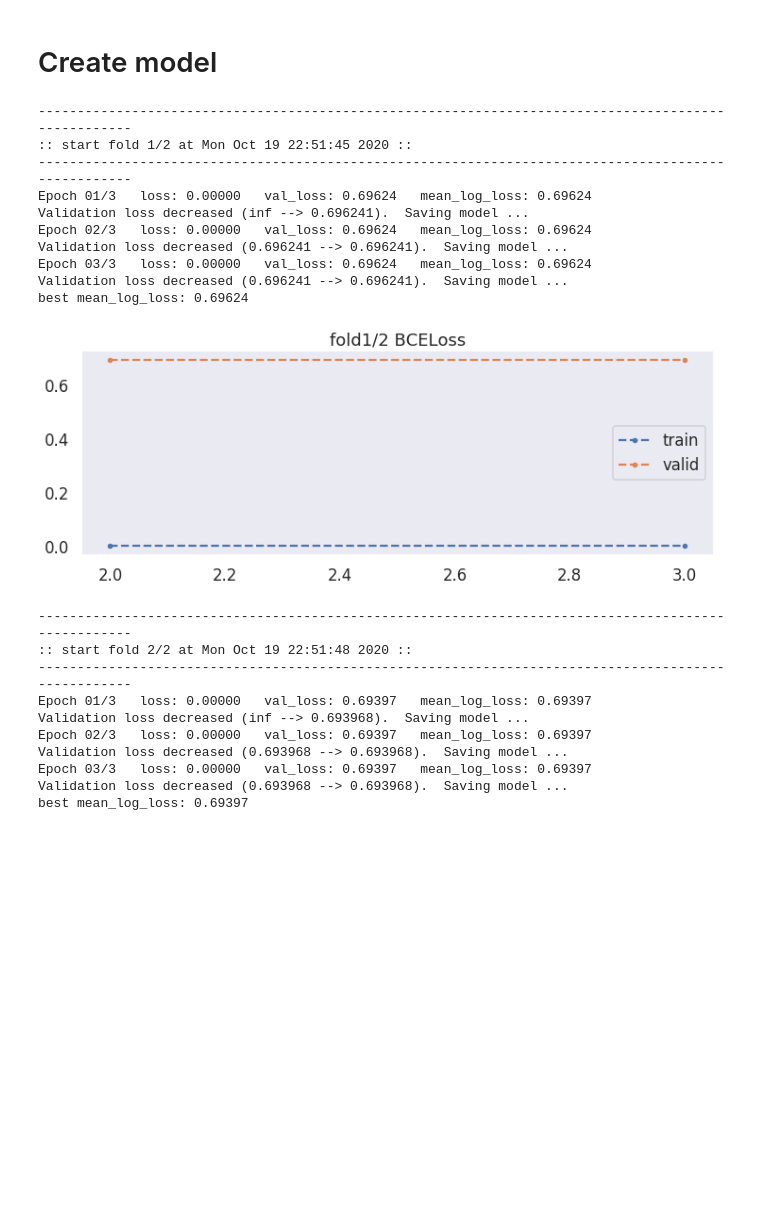
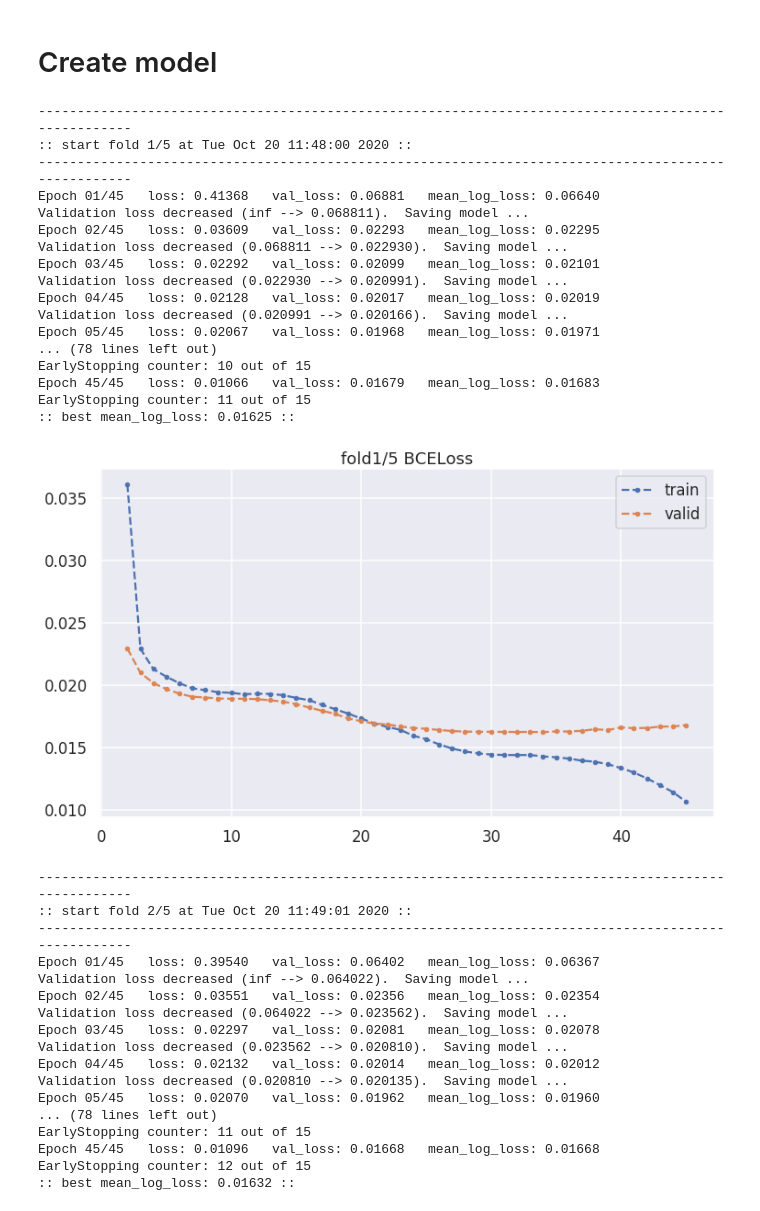
Before and after one commit to fkubota/kaggle-Mechanisms-of-Action-MoA-Prediction, a Jupyter notebook: nb/002_create_model_mlp.ipynb, the cells around one changed output. Drawn from its saved outputs; the diff is of its cells as text; code cells hidden in the pictures; blank space fills up the shorter version.

```diff
--- a/nb/002_create_model_mlp.ipynb
+++ b/nb/002_create_model_mlp.ipynb
@@ -14,7 +14,7 @@ print(hash)
 # Const
 # %%
 # basic
-DEBUG = True
+DEBUG = False
 NB = '002'
 PATH_TRAIN = '../data_ignore/input/train_features.csv'
 PATH_TRAIN_SCORED = '../data_ignore/input/train_targets_scored.csv'
@@ -168,8 +175,8 @@ train = preprocess(train_features)
 
 del train_targets['sig_id']
 
-targets = [col for col in train_targets.columns]
-train, train_targets = remove_ctl_cp(train, train_targets)
+target_cols = [col for col in train_targets.columns]
+train, targets = remove_ctl_cp(train, train_targets)
 # train_targets = train_targets.loc[train['cp_type']==0].reset_index(drop=True).values
 # train = train.loc[train['cp_type']==0].reset_index(drop=True).values
 # %%
@@ -238,7 +245,7 @@ class MoaDataset(Dataset):
 # %%
 def mean_log_loss(y_true, y_pred):
     metrics = []
-    for i, target in enumerate(targets):
+    for i, target in enumerate(target_cols):
         metrics.append(log_loss(y_true[:, i], y_pred[:, i].astype(float), labels=[0,1]))
     return np.mean(metrics)
 # %%
@@ -338,12 +341,13 @@ def get_epoch_loss_score(model, device, valid_loder, loss_func):
 %%time
 mean_log_loss_list = []
 # best_mean_log_loss = np.inf
-for n, (idx_trn, idx_val) in enumerate(splitter.split(train, train_targets)):
+oof = np.zeros_like(targets).astype(float)
+for n, (idx_trn, idx_val) in enumerate(splitter.split(train, targets)):
     print('-'*100)
     print(f':: start fold {n+1}/{n_splits} at {time.ctime()} ::')
     print('-'*100)
     X_trn, X_val = train[idx_trn], train[idx_val]
-    y_trn, y_val = train_targets[idx_trn], train_targets[idx_val]
+    y_trn, y_val = targets[idx_trn], targets[idx_val]
 
     train_set = MoaDataset(X_trn, y_trn, mode='train')
     val_set = MoaDataset(X_val, y_val, mode='train')
@@ -362,61 +366,80 @@ for n, (idx_trn, idx_val) in enumerate(splitter.split(train, train_targets)):
         optimizer, **settings['scheduler']['params'])
     best_valid_loss = np.inf
     best_mean_log_loss = np.inf
+    best_preds = 0
     val_losses = []
     trn_losses = []
     for epoch in range(n_epochs):
         train_loss =  train_model(model, device, dataloaders['train'], optimizer, scheduler, criterion)
-        valid_loss, _mean_log_loss = get_epoch_loss_score(model, device, dataloaders['val'], criterion)
+        valid_loss, _mean_log_loss, preds = get_epoch_loss_score(model, device, dataloaders['val'], criterion)
 
         trn_losses.append(train_loss)
         val_losses.append(valid_loss)
         print(f"Epoch {str(epoch+1).zfill(2)}/{n_epochs }   loss: {train_loss:5.5f}   val_loss: {valid_loss:5.5f}   mean_log_loss: {_mean_log_loss:5.5f}")
-        early_stopping(_mean_log_loss, model)
+        early_stopping(valid_loss, model)
         if early_stopping.early_stop:
             print("Early stopping")
             break
         if valid_loss < best_valid_loss:
             best_valid_loss = valid_loss
             best_mean_log_loss = _mean_log_loss
+            best_preds = preds
 
     # result
-    print(f'best mean_log_loss: {best_mean_log_loss:5.5f}')
+    print(f':: best mean_log_loss: {best_mean_log_loss:5.5f} ::')
     mean_log_loss_list.append(best_mean_log_loss)
+    oof[idx_val, :] = best_preds
     # plot
     x = np.arange(1, len(trn_losses)+1)
-    plt.figure(figsize=(12, 4))
+    plt.figure(figsize=(12, 7))
     plt.plot(x[1:], trn_losses[1:], '--.', label='train')
     plt.plot(x[1:], val_losses[1:], '--.', label='valid')
     plt.title(f"fold{n+1}/{n_splits} {settings['loss']['name']}")
-    plt.grid()
     plt.legend()
     plt.show()
     print('\n')
 # result
 mean_mean_log_loss = np.mean(mean_log_loss_list)
 std_mean_log_loss = np.std(mean_log_loss_list)
+new_oof = add_ctl_cp_oof(oof)
+oof_score = mean_log_loss(train_targets.values, new_oof)
 print('-'*100)
-print(f"mean_log_loss(all fold): {mean_mean_log_loss:5.5f} +- {std_mean_log_loss:5.5f}")
+print(f"mean_log_loss(all fold): {mean_mean_log_loss:5.6f} +- {std_mean_log_loss:5.6f}")
+print(f"mean_log_loss(oof):      {oof_score:5.6f}")
 print('-'*100)
 # %% [output]
 ----------------------------------------------------------------------------------------------------
-:: start fold 1/2 at Mon Oct 19 22:51:45 2020 ::
+:: start fold 1/5 at Tue Oct 20 11:48:00 2020 ::
 ----------------------------------------------------------------------------------------------------
-Epoch 01/3   loss: 0.00000   val_loss: 0.69624   mean_log_loss: 0.69624
-Validation loss decreased (inf --> 0.696241).  Saving model ...
-Epoch 02/3   loss: 0.00000   val_loss: 0.69624   mean_log_loss: 0.69624
-Validation loss decreased (0.696241 --> 0.696241).  Saving model ...
-Epoch 03/3   loss: 0.00000   val_loss: 0.69624   mean_log_loss: 0.69624
-Validation loss decreased (0.696241 --> 0.696241).  Saving model ...
-best mean_log_loss: 0.69624
+Epoch 01/45   loss: 0.41368   val_loss: 0.06881   mean_log_loss: 0.06640
+Validation loss decreased (inf --> 0.068811).  Saving model ...
+Epoch 02/45   loss: 0.03609   val_loss: 0.02293   mean_log_loss: 0.02295
+Validation loss decreased (0.068811 --> 0.022930).  Saving model ...
+Epoch 03/45   loss: 0.02292   val_loss: 0.02099   mean_log_loss: 0.02101
+Validation loss decreased (0.022930 --> 0.020991).  Saving model ...
+Epoch 04/45   loss: 0.02128   val_loss: 0.02017   mean_log_loss: 0.02019
+Validation loss decreased (0.020991 --> 0.020166).  Saving model ...
+Epoch 05/45   loss: 0.02067   val_loss: 0.01968   mean_log_loss: 0.01971
+... (78 lines left out)
+EarlyStopping counter: 10 out of 15
+Epoch 45/45   loss: 0.01066   val_loss: 0.01679   mean_log_loss: 0.01683
+EarlyStopping counter: 11 out of 15
+:: best mean_log_loss: 0.01625 ::
-[figure, old version]
+[figure, new version]
 ----------------------------------------------------------------------------------------------------
-:: start fold 2/2 at Mon Oct 19 22:51:48 2020 ::
+:: start fold 2/5 at Tue Oct 20 11:49:01 2020 ::
 ----------------------------------------------------------------------------------------------------
-Epoch 01/3   loss: 0.00000   val_loss: 0.69397   mean_log_loss: 0.69397
-Validation loss decreased (inf --> 0.693968).  Saving model ...
-Epoch 02/3   loss: 0.00000   val_loss: 0.69397   mean_log_loss: 0.69397
-Validation loss decreased (0.693968 --> 0.693968).  Saving model ...
-Epoch 03/3   loss: 0.00000   val_loss: 0.69397   mean_log_loss: 0.69397
-Validation loss decreased (0.693968 --> 0.693968).  Saving model ...
-best mean_log_loss: 0.69397
+Epoch 01/45   loss: 0.39540   val_loss: 0.06402   mean_log_loss: 0.06367
+Validation loss decreased (inf --> 0.064022).  Saving model ...
+Epoch 02/45   loss: 0.03551   val_loss: 0.02356   mean_log_loss: 0.02354
+Validation loss decreased (0.064022 --> 0.023562).  Saving model ...
+Epoch 03/45   loss: 0.02297   val_loss: 0.02081   mean_log_loss: 0.02078
+Validation loss decreased (0.023562 --> 0.020810).  Saving model ...
+Epoch 04/45   loss: 0.02132   val_loss: 0.02014   mean_log_loss: 0.02012
+Validation loss decreased (0.020810 --> 0.020135).  Saving model ...
+Epoch 05/45   loss: 0.02070   val_loss: 0.01962   mean_log_loss: 0.01960
+... (78 lines left out)
+EarlyStopping counter: 11 out of 15
+Epoch 45/45   loss: 0.01096   val_loss: 0.01668   mean_log_loss: 0.01668
+EarlyStopping counter: 12 out of 15
+:: best mean_log_loss: 0.01632 ::
```
Also changed, not shown: parts of 9 cells of this notebook.
